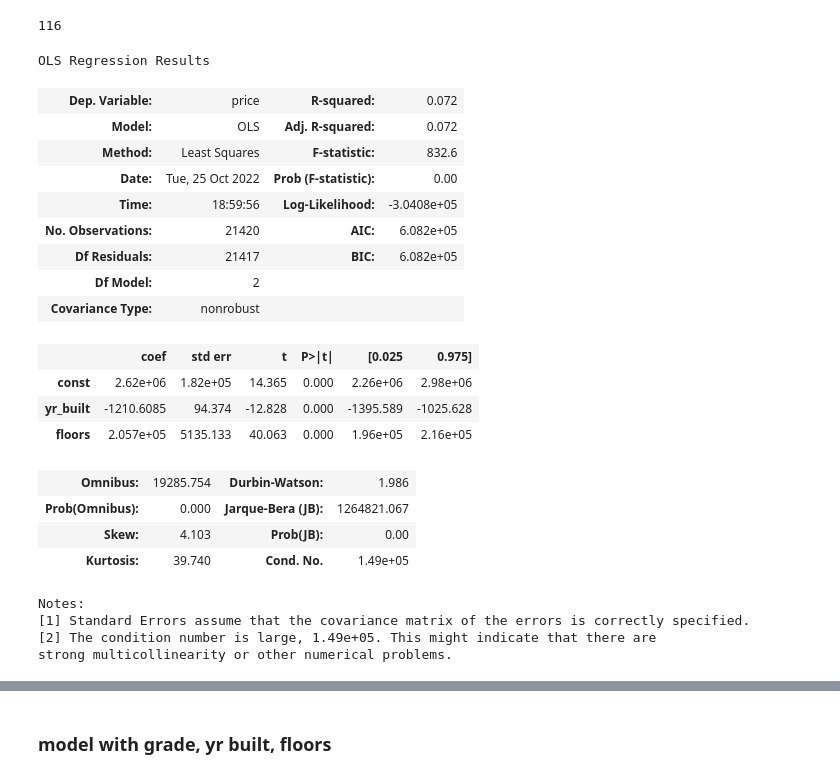
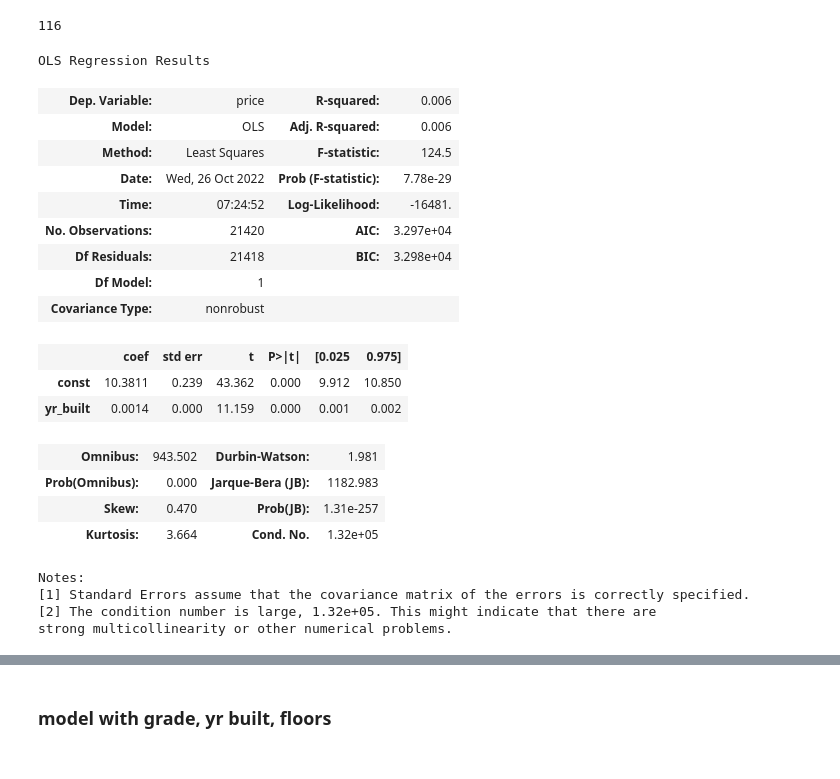
Before and after one commit to DrewFHolcombe/Housing-Sales-Analysis, a Jupyter notebook: Scratch Code/juan.ipynb, the cells around one changed output, grey strips where cells are left out. Drawn from its saved outputs; the diff is of its cells as text; code cells hidden in the pictures.

```diff
--- a/Scratch Code/juan.ipynb
+++ b/Scratch Code/juan.ipynb
@@ -736,33 +767,32 @@ len(df['yr_built'].unique())
 116
 # %%
 y = df['price']
-x4 = df[['yr_built', 'floors']]
-
+# x4 = df[['yr_built', 'floors']]
+x4 = df['yr_built']
 x4_con = sm.add_constant(x4)
 
 
-model = sm.OLS(y, x4_con).fit().summary()
-model
+model1 = sm.OLS(Y, x4_con).fit()
+model1.summary()
 # %% [output]
 OLS Regression Results
-| Dep. Variable: | price | R-squared: | 0.072 |
-| Model: | OLS | Adj. R-squared: | 0.072 |
-| Method: | Least Squares | F-statistic: | 832.6 |
-| Date: | Tue, 25 Oct 2022 | Prob (F-statistic): | 0.00 |
-| Time: | 18:59:56 | Log-Likelihood: | -3.0408e+05 |
-| No. Observations: | 21420 | AIC: | 6.082e+05 |
-| Df Residuals: | 21417 | BIC: | 6.082e+05 |
-| Df Model: | 2 |  |  |
+| Dep. Variable: | price | R-squared: | 0.006 |
+| Model: | OLS | Adj. R-squared: | 0.006 |
+| Method: | Least Squares | F-statistic: | 124.5 |
+| Date: | Wed, 26 Oct 2022 | Prob (F-statistic): | 7.78e-29 |
+| Time: | 07:24:52 | Log-Likelihood: | -16481. |
+| No. Observations: | 21420 | AIC: | 3.297e+04 |
+| Df Residuals: | 21418 | BIC: | 3.298e+04 |
+| Df Model: | 1 |  |  |
 | Covariance Type: | nonrobust |  |  |
 |  | coef | std err | t | P>|t| | [0.025 | 0.975] |
-| const | 2.62e+06 | 1.82e+05 | 14.365 | 0.000 | 2.26e+06 | 2.98e+06 |
-| yr_built | -1210.6085 | 94.374 | -12.828 | 0.000 | -1395.589 | -1025.628 |
-| floors | 2.057e+05 | 5135.133 | 40.063 | 0.000 | 1.96e+05 | 2.16e+05 |
+| const | 10.3811 | 0.239 | 43.362 | 0.000 | 9.912 | 10.850 |
+| yr_built | 0.0014 | 0.000 | 11.159 | 0.000 | 0.001 | 0.002 |
-| Omnibus: | 19285.754 | Durbin-Watson: | 1.986 |
-| Prob(Omnibus): | 0.000 | Jarque-Bera (JB): | 1264821.067 |
-| Skew: | 4.103 | Prob(JB): | 0.00 |
-| Kurtosis: | 39.740 | Cond. No. | 1.49e+05 |
+| Omnibus: | 943.502 | Durbin-Watson: | 1.981 |
+| Prob(Omnibus): | 0.000 | Jarque-Bera (JB): | 1182.983 |
+| Skew: | 0.470 | Prob(JB): | 1.31e-257 |
+| Kurtosis: | 3.664 | Cond. No. | 1.32e+05 |
 Notes:
 [1] Standard Errors assume that the covariance matrix of the errors is correctly specified.
-[2] The condition number is large, 1.49e+05. This might indicate that there are
+[2] The condition number is large, 1.32e+05. This might indicate that there are
 strong multicollinearity or other numerical problems.
```
Also changed, not shown: parts of 42 cells of this notebook, 1 other file.
